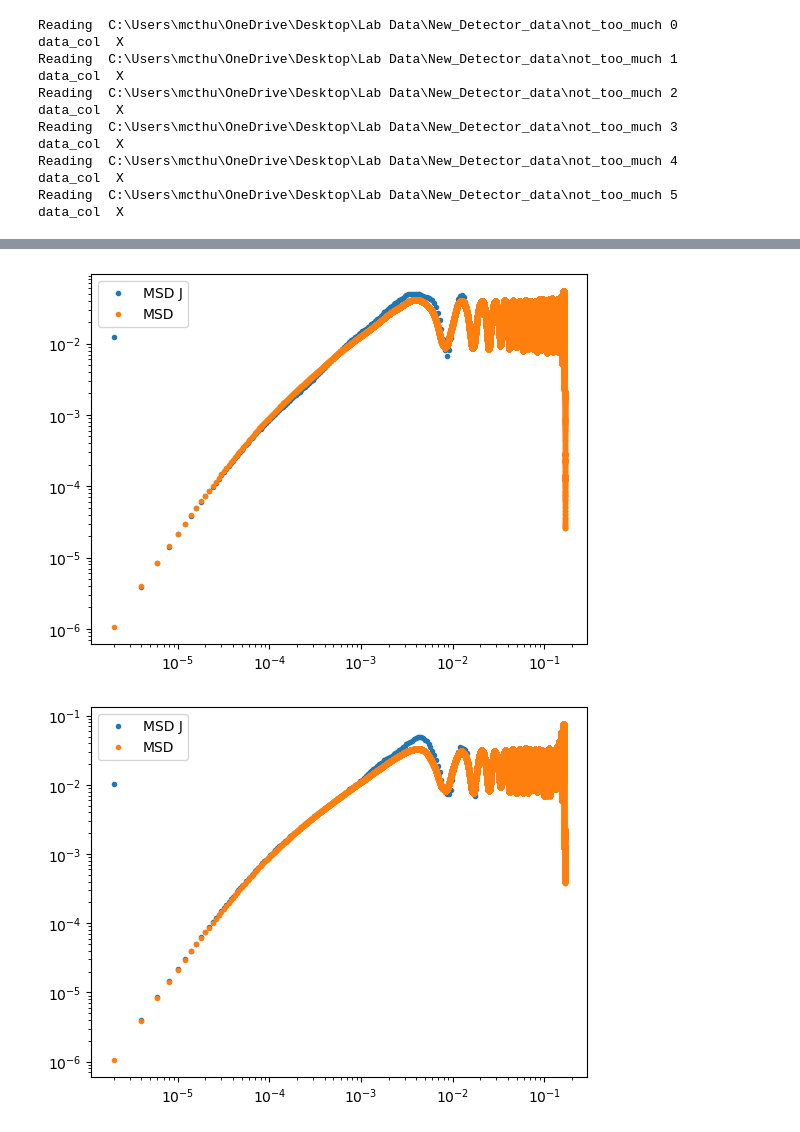
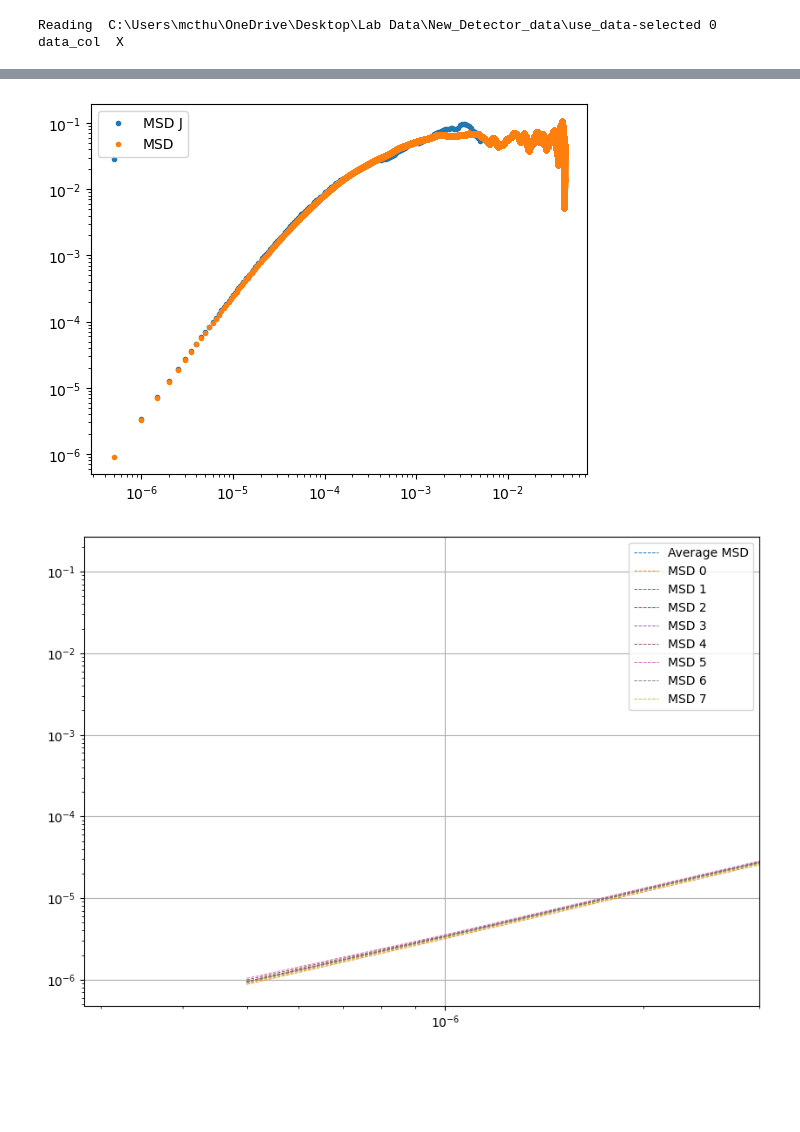
Before and after one commit to mcthumann/Brownian_Data_Analysis, a Jupyter notebook: polished_scripts/MSD_procedure.ipynb, the cells around one changed output, grey strips where cells are left out. Drawn from its saved outputs; the diff is of its cells as text; code cells hidden in the pictures; blank space fills up the shorter version.

Commit message:
good data 4/17

```diff
--- a/polished_scripts/MSD_procedure.ipynb
+++ b/polished_scripts/MSD_procedure.ipynb
@@ -216,11 +216,11 @@ def transfer(freq, response):
 # plt.yscale("log")
 # plt.title("Transfer Funtion")
 # %%
-filename = r"C:\Users\mcthu\OneDrive\Desktop\Lab Data\New_Detector_data\not_too_much"
-offset = 239347073
-num_files = 6
-traces_per_file = 2
-sampling_rate = 50000000
+filename = r"C:\Users\mcthu\OneDrive\Desktop\Lab Data\New_Detector_data\use_data-selected"
+offset = 100910524
+num_files = 1
+traces_per_file = 8
+sampling_rate = 200000000
 tikonov = True
 high_pass = 100
 bin_number = 100
@@ -254,6 +254,7 @@ else:
 
 binned_traces = []
 
+# Reverse it lol
 for trace in transfered_traces:
     series = bin_data(trace, bin_number)
     binned_traces.append(series)
@@ -292,15 +293,5 @@ plt.xlim(right = 3e-6)
 plt.grid(True)
 plt.show()
 # %% [output]
-Reading  C:\Users\mcthu\OneDrive\Desktop\Lab Data\New_Detector_data\not_too_much 0
+Reading  C:\Users\mcthu\OneDrive\Desktop\Lab Data\New_Detector_data\use_data-selected 0
 data_col  X
-Reading  C:\Users\mcthu\OneDrive\Desktop\Lab Data\New_Detector_data\not_too_much 1
-data_col  X
-Reading  C:\Users\mcthu\OneDrive\Desktop\Lab Data\New_Detector_data\not_too_much 2
-data_col  X
-Reading  C:\Users\mcthu\OneDrive\Desktop\Lab Data\New_Detector_data\not_too_much 3
-data_col  X
-Reading  C:\Users\mcthu\OneDrive\Desktop\Lab Data\New_Detector_data\not_too_much 4
-data_col  X
-Reading  C:\Users\mcthu\OneDrive\Desktop\Lab Data\New_Detector_data\not_too_much 5
-data_col  X
@@ -314,2 +305,2 @@ data_col  X
-[figure, old version]
+[figure, new version]
-[figure, old version]
+[figure, new version]
```
Also changed, not shown: parts of 9 cells of this notebook, 3 other files.
